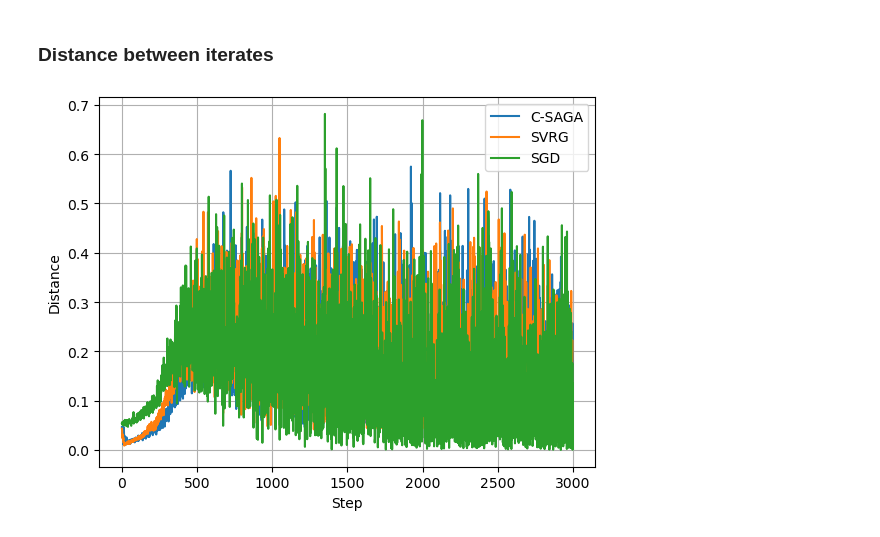
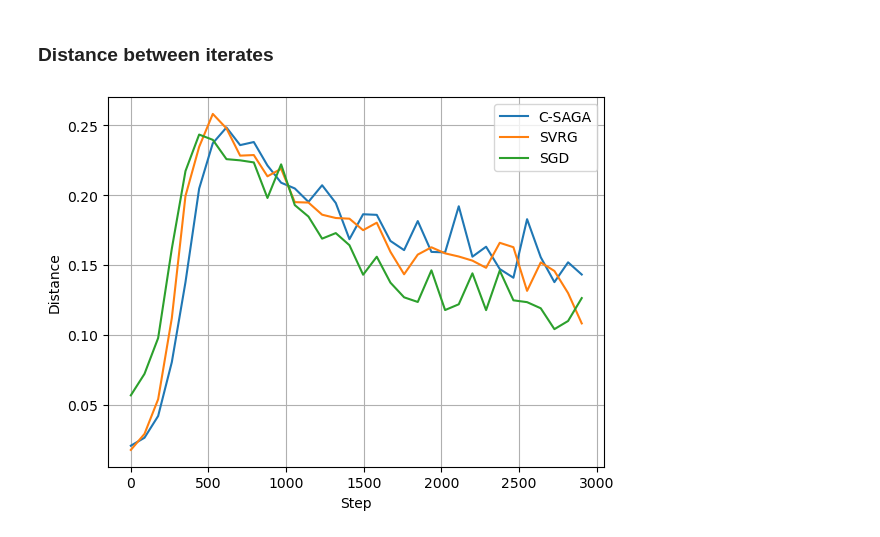
Before and after one commit to mohahf19/OptML-2023, a Jupyter notebook: compare_snapshots.ipynb, the cells around one changed output. Saved outputs shown, nothing was run; the diff lists cells and outputs as text; code cells hidden in the pictures.

```diff
--- a/compare_snapshots.ipynb
+++ b/compare_snapshots.ipynb
@@ -259,31 +275,31 @@ ci_low_sgd, ci_up_sgd = mean_sgd - 1.96*std_sgd/np.sqrt(num_runs), mean_sgd + 1.
 # %%
 step_dist =  np.array(list(range(3000))) # we measure the variance every step for 3000 total, used for x axis
 
-smooth = False # remove spikes
+smooth = True # remove spikes
 ci = False # plot confidence interval
 
 if smooth:
     smoothed_data, buckets = plot_utils.smoothen(mean_saga, 100)
     plt.plot(buckets, smoothed_data, label = "C-SAGA")
     smoothed_data, buckets = plot_utils.smoothen(mean_svrg, 100)
     plt.plot(buckets, smoothed_data, label = "SVRG")
     smoothed_data, buckets = plot_utils.smoothen(mean_sgd, 100)
     plt.plot(buckets, smoothed_data, label = "SGD")
 else:
     plt.plot(step_dist, mean_saga, label = "C-SAGA")
     if ci:
         plt.fill_between(step_dist, ci_low_saga, ci_up_saga, alpha = 0.3)
     plt.plot(step_dist, mean_svrg, label = "SVRG")
     if ci:
         plt.fill_between(step_dist, ci_low_svrg, ci_up_svrg, alpha = 0.3)
     plt.plot(step_dist, mean_sgd, label = "SGD")
     if ci:
         plt.fill_between(step_dist, ci_low_sgd, ci_up_sgd, alpha = 0.3)
 
 plt.xlabel('Step')
 plt.ylabel('Distance')
 plt.legend()
 plt.grid()
 plt.show()
 # %% [output]
-[figure, old version]
+[figure, new version]
```
Also changed, not shown: parts of 2 cells of this notebook, 1 other file.
